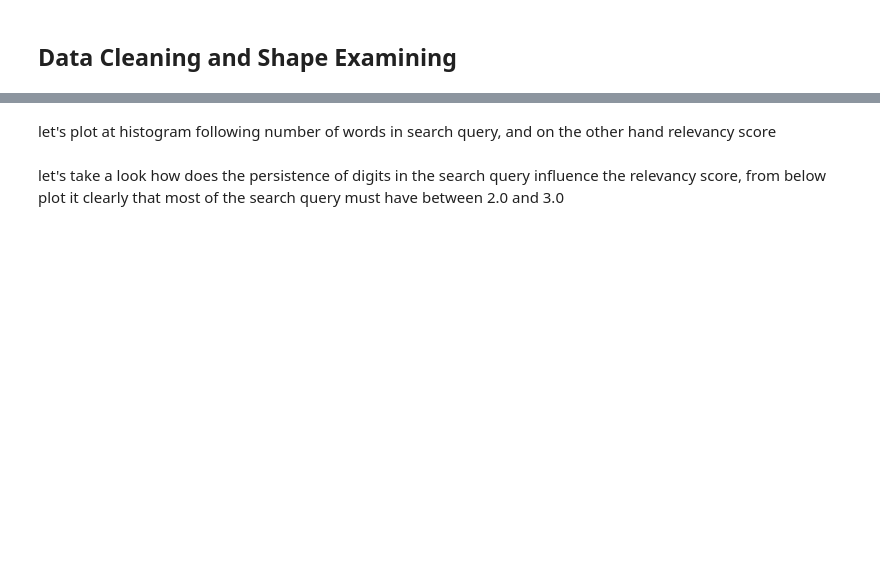
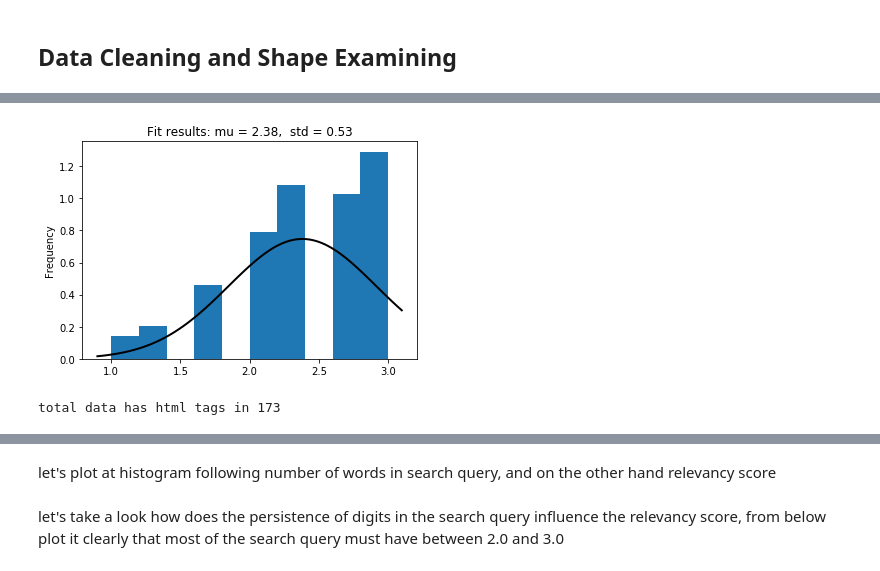
Before and after one commit to YurieCo/Data-science-intern, a Jupyter notebook: Kaggle/EDA_and_ML.ipynb, the cells around one changed output, grey strips where cells are left out. Saved outputs shown, nothing was run; the diff lists cells and outputs as text; code cells hidden in the pictures; blank space fills up the shorter version.

```diff
--- a/Kaggle/EDA_and_ML.ipynb
+++ b/Kaggle/EDA_and_ML.ipynb
@@ -53,0 +160,23 @@ includes words. As you can see most of them includes digits in search bar.
+# %%
+%matplotlib inline
+import matplotlib.pyplot as plt
+from scipy.stats import norm
+
+training_data.relevance.plot(kind='hist', normed=True)
+
+mu, std = norm.fit(training_data.relevance)
+
+xmin, xmax = plt.xlim()
+x = np.linspace(xmin, xmax, 100)
+p = norm.pdf(x, mu, std)
+plt.plot(x, p, 'k', linewidth=2)
+title = "Fit results: mu = %.2f,  std = %.2f" % (mu, std)
+plt.title(title)
+
+plt.show()
+# %% [output]
+[figure, added]
+# %%
+print('total data has html tags in',descriptions.product_description.str.count('<br$').values.sum())
+# %% [output]
+total data has html tags in 173
```
Also changed, not shown: parts of 35 cells of this notebook.
